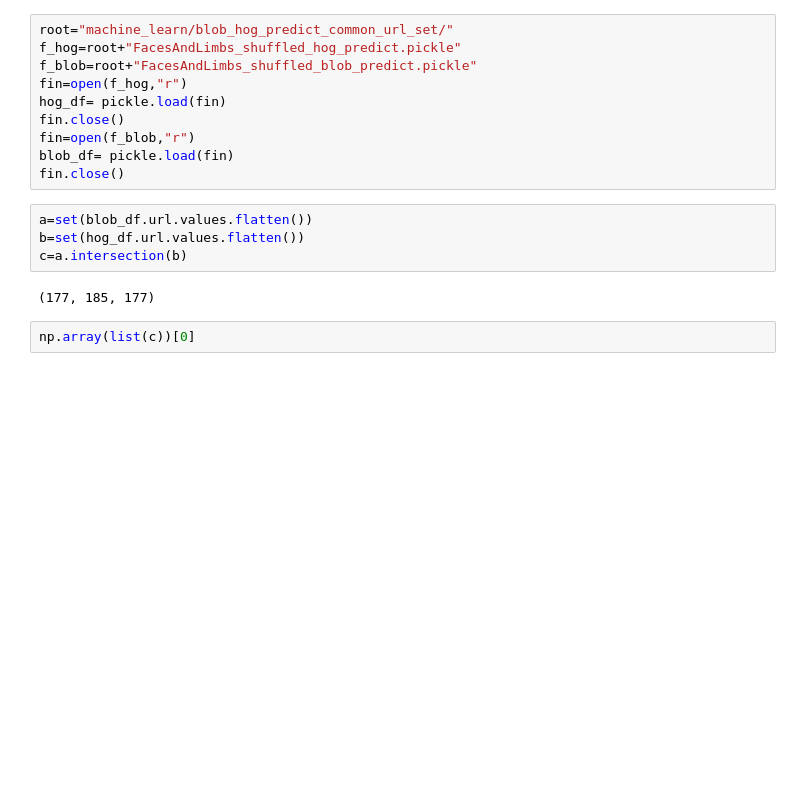
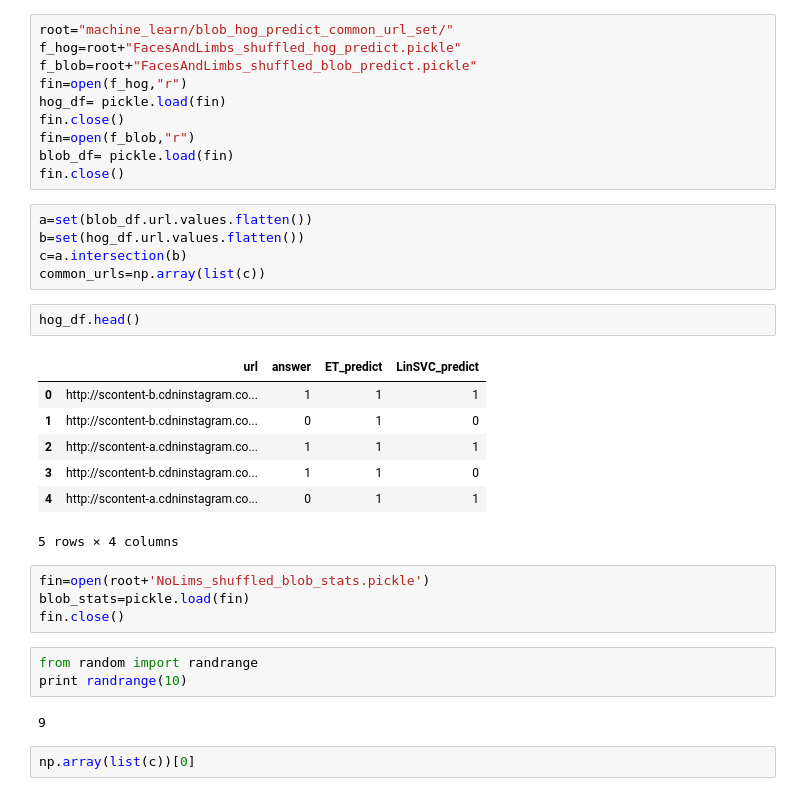
Before and after one commit to kaylanb/SkinApp, a Jupyter notebook: Testing.ipynb, the cells around one changed output. Drawn from its saved outputs; the diff is of its cells as text; blank space fills up the shorter version.

```diff
--- a/Testing.ipynb
+++ b/Testing.ipynb
@@ -106,8 +106,26 @@ fin.close()
 a=set(blob_df.url.values.flatten())
 b=set(hog_df.url.values.flatten())
 c=a.intersection(b)
+common_urls=np.array(list(c))
-# %% [output]
-(177, 185, 177)
+# %%
+hog_df.head()
+# %% [output]
+|  | url | answer | ET_predict | LinSVC_predict |
+| 0 | http://scontent-b.cdninstagram.co... | 1 | 1 | 1 |
+| 1 | http://scontent-b.cdninstagram.co... | 0 | 1 | 0 |
+| 2 | http://scontent-a.cdninstagram.co... | 1 | 1 | 1 |
+| 3 | http://scontent-b.cdninstagram.co... | 1 | 1 | 0 |
+| 4 | http://scontent-a.cdninstagram.co... | 0 | 1 | 1 |
+5 rows × 4 columns
+# %%
+fin=open(root+'NoLims_shuffled_blob_stats.pickle')
+blob_stats=pickle.load(fin)
+fin.close()
+# %%
+from random import randrange
+print randrange(10)
+# %% [output]
+9
 # %%
 np.array(list(c))[0]
 # %% [output]
```
Also changed, not shown: 6 other files.
